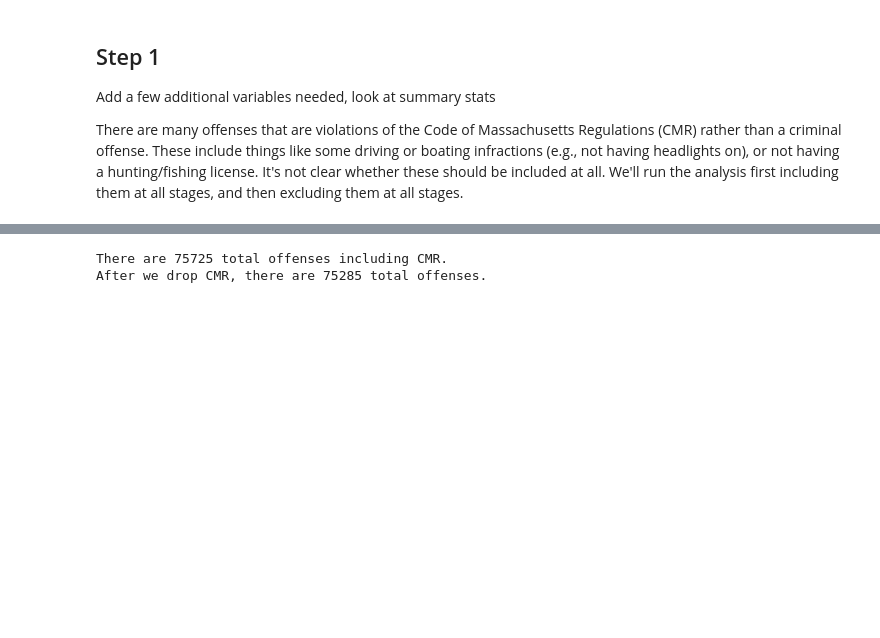
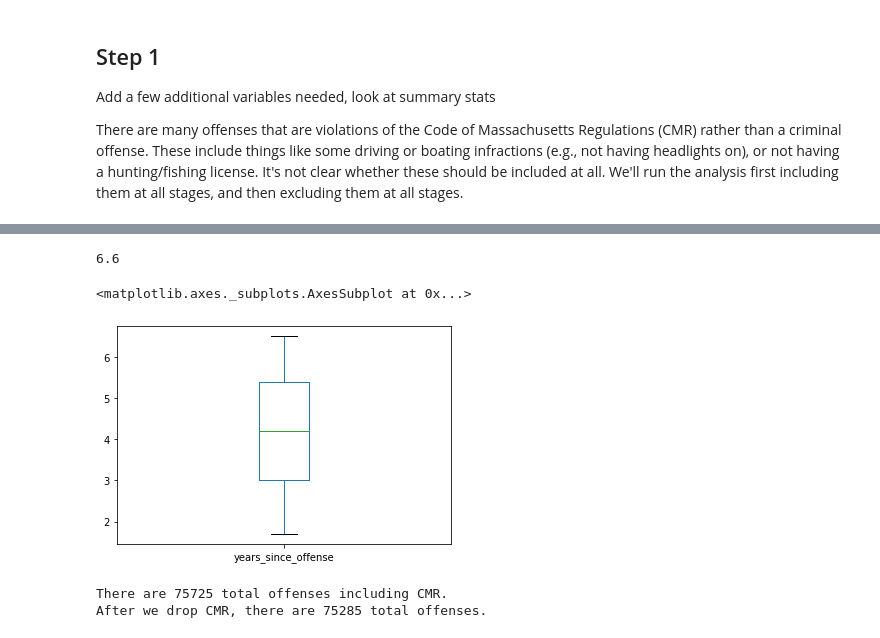
Before and after one commit to codeforboston/clean-slate-data, a Jupyter notebook: analyses/notebooks/How many expungable.ipynb, the cells around one changed output, grey strips where cells are left out. Saved outputs shown, nothing was run; the diff lists cells and outputs as text; code cells hidden in the pictures; blank space fills up the shorter version.

```diff
--- a/analyses/notebooks/How many expungable.ipynb
+++ b/analyses/notebooks/How many expungable.ipynb
@@ -87,3 +135,13 @@ Name: years_since_offense, dtype: float64
+# %%
+print(nw['years_since_offense'].quantile(.95))
+
+x = nw['years_since_offense'].loc[nw['years_since_offense'] < nw['years_since_offense'].quantile(.95)]
+plt.figure
+x.plot(kind = 'box')
+# %% [output]
+6.6
+<matplotlib.axes._subplots.AxesSubplot at 0x...>
+[figure, added]
 # %%
 # CMR: Drop all CMR offenses and Drop CMR-related columns
 
```
Also changed, not shown: parts of 24 cells of this notebook.
